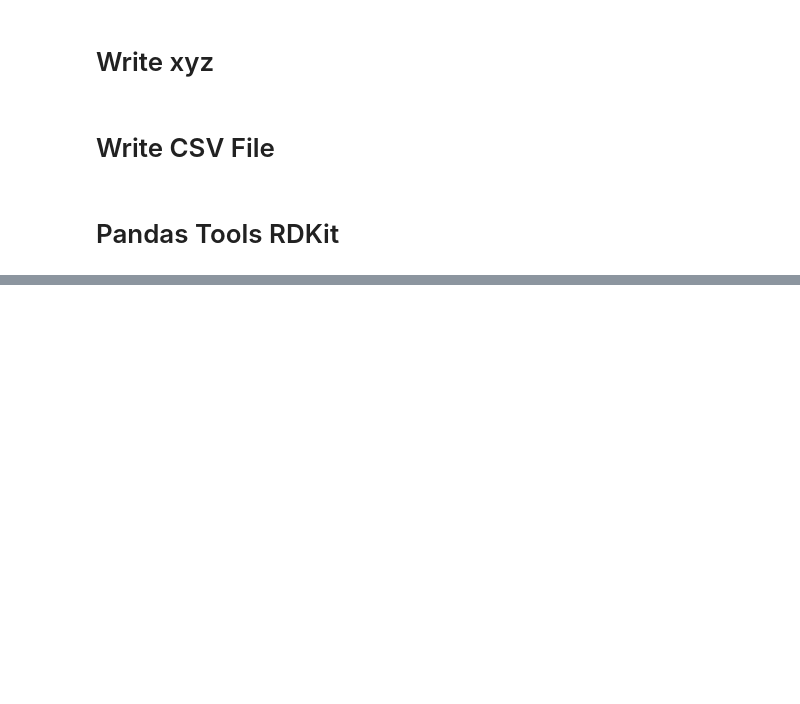
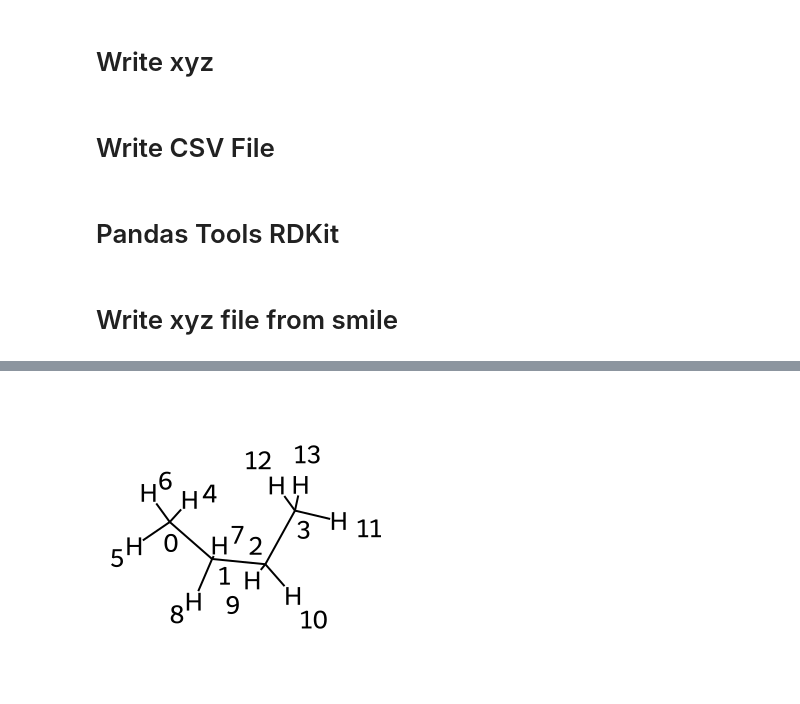
Before and after one commit to harishharish/confgen, a Jupyter notebook: examples/usage/demo.ipynb, the cells around one changed output, grey strips where cells are left out. Drawn from its saved outputs; the diff is of its cells as text; code cells hidden in the pictures; blank space fills up the shorter version.

```diff
--- a/examples/usage/demo.ipynb
+++ b/examples/usage/demo.ipynb
@@ -343,3 +351,12 @@ frame
 # %%
 unique_conf_df = frame[["mol_name", "xtb_energy", "Rel_dE_kcal", "RMSD_To_GM"]]
 unique_conf_df.to_csv("unique_conformers.csv")
+# %% [markdown]
+# Write xyz file from smile
+# %%
+smiles="CCCC"
+mol = Chem.MolFromSmiles(smiles)
+mol = AllChem.AddHs(mol)
+AllChem.EmbedMolecule(mol)
+mol
+# %% [output]
@@ -345,0 +364 @@ unique_conf_df.to_csv("unique_conformers.csv")
+[figure, added]
```
Also changed, not shown: parts of 7 cells of this notebook, 2 other files.
